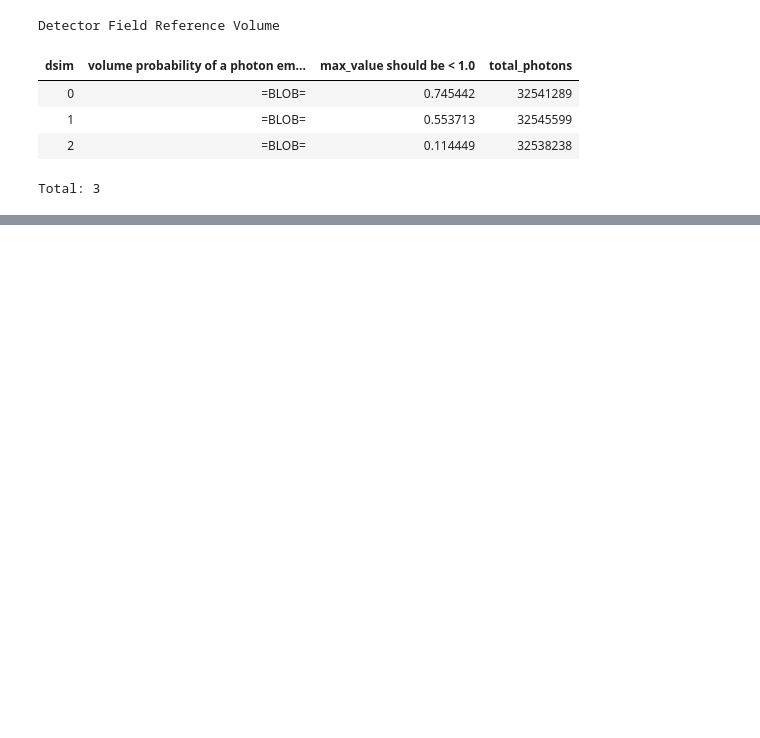
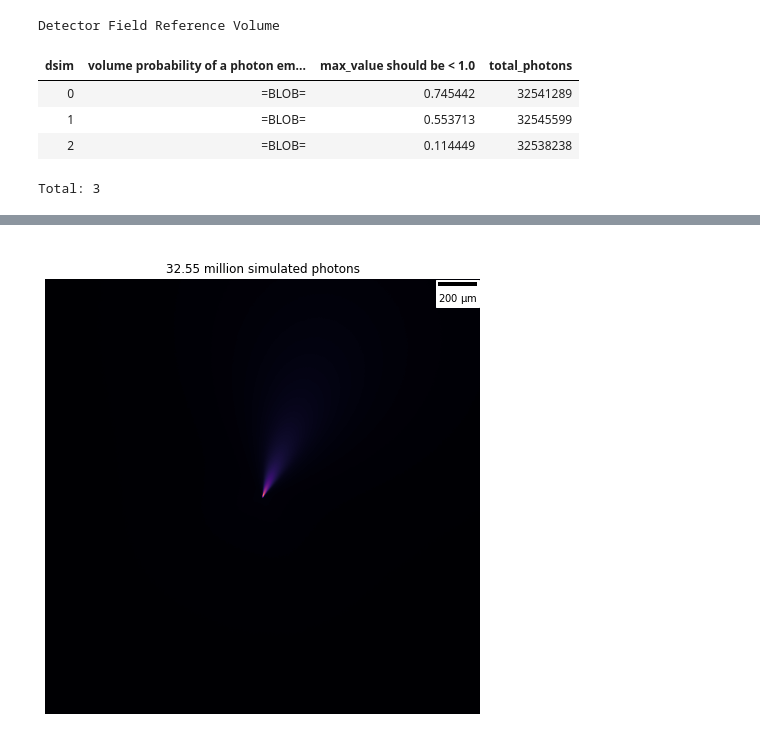
Before and after one commit to datajoint-company/neurophotonics, a Jupyter notebook: notebooks/Photonics.ipynb, the cells around one changed output, grey strips where cells are left out. Drawn from its saved outputs; the diff is of its cells as text; code cells hidden in the pictures; blank space fills up the shorter version.

```diff
--- a/notebooks/Photonics.ipynb
+++ b/notebooks/Photonics.ipynb
@@ -212,0 +222,4 @@ fig.savefig('emitter-fields.png')
+# %%
+(EField & 'esim=10').plot()
+# %% [output]
+[figure, added]
```
Also changed, not shown: parts of 6 cells of this notebook, 3 other files.
